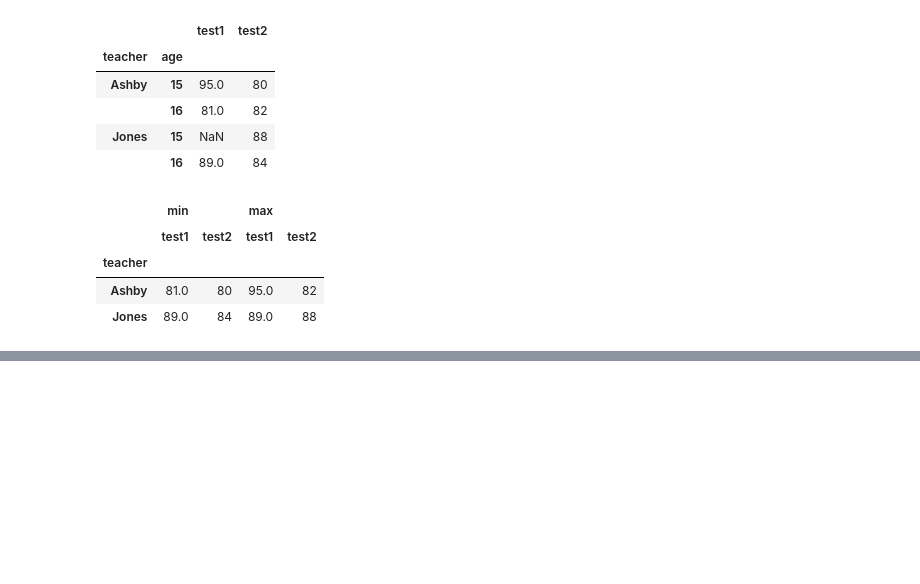
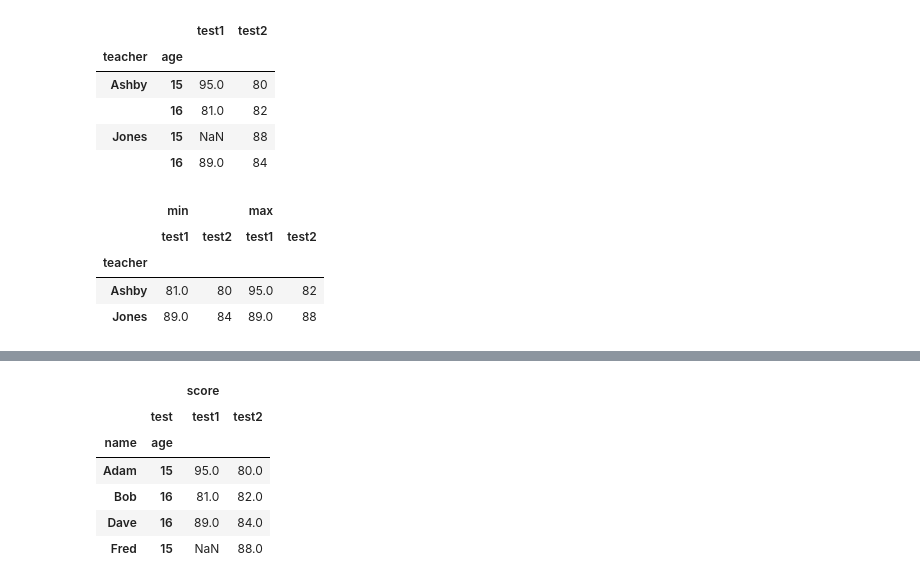
Before and after one commit to owaisahmad315/pandas, a Jupyter notebook: Grouping,_Pivoting,_and_Reshaping.ipynb, the cells around one changed output, grey strips where cells are left out. Saved outputs shown, nothing was run; the diff lists cells and outputs as text; code cells hidden in the pictures; blank space fills up the shorter version.

```diff
--- a/Grouping,_Pivoting,_and_Reshaping.ipynb
+++ b/Grouping,_Pivoting,_and_Reshaping.ipynb
@@ -108,0 +123,27 @@ scores.pivot_table(index='teacher',
+# %%
+# Converting Back to Wide
+'''
+Using a pivot table, we can go from long format to wide format. It is a
+little more involved going in the reverse direction:
+'''
+long_df = pd.melt(scores, id_vars=['name', 'age'],
+                  value_vars=['test1', 'test2'],
+                  var_name='test', value_name='score')
+'''
+First, we pivot, using the dimensions as the index parameter, the name
+of the fact column name as the columns parameter, and the fact column as
+the values parameter:
+'''
+
+wide_df = long_df.pivot_table(index=['name', 'age'],
+                              columns=['test'],
+                              values=['score'])
+wide_df
+# %% [output]
+|  |  | score |  |
+|  | test | test1 | test2 |
+| name | age |  |  |
+| Adam | 15 | 95.0 | 80.0 |
+| Bob | 16 | 81.0 | 82.0 |
+| Dave | 16 | 89.0 | 84.0 |
+| Fred | 15 | NaN | 88.0 |
```
Also changed, not shown: parts of 1 cell of this notebook.
